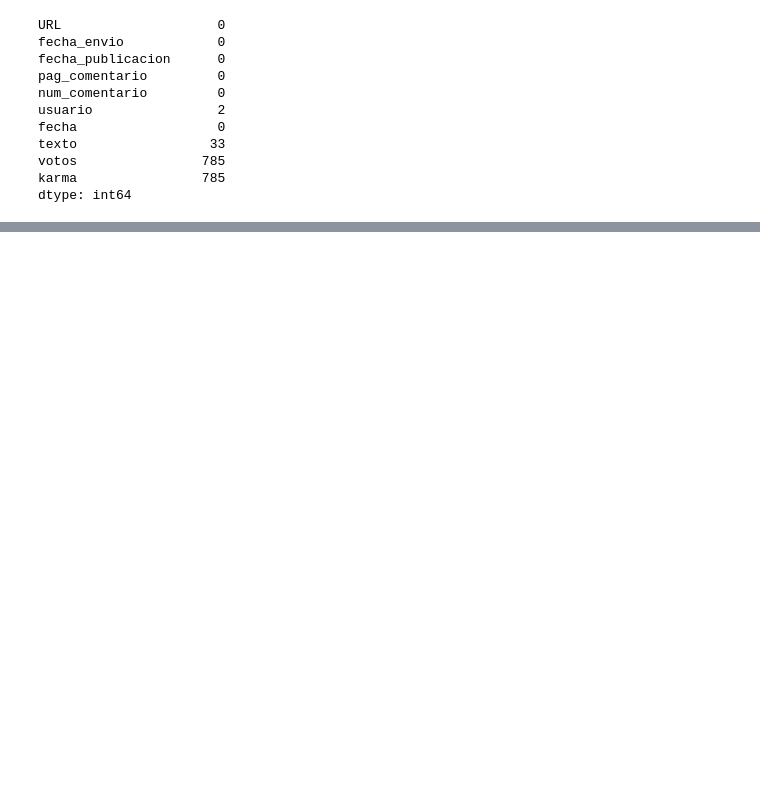
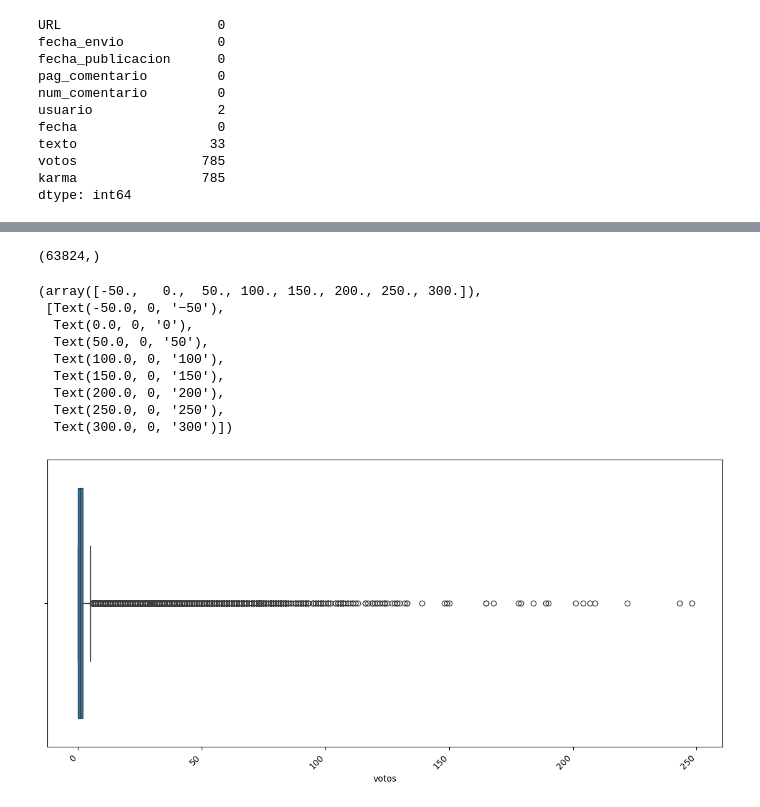
Before and after one commit to RoomProyectos/Proyecto-2-ML, a Jupyter notebook: EDA_Prediccion_Comentarios.ipynb, the cells around one changed output, grey strips where cells are left out. Cells and saved outputs as stored; diff of their text form; code cells hidden in the pictures; blank space fills up the shorter version.

```diff
--- a/EDA_Prediccion_Comentarios.ipynb
+++ b/EDA_Prediccion_Comentarios.ipynb
@@ -42,3 +75,5 @@ texto                 33
 votos                785
 karma                785
 dtype: int64
+# %%
+df_no_nan = df_completo.dropna()
@@ -44,0 +174,19 @@ dtype: int64
+# %%
+df_texto.shape
+# %% [output]
+(63824,)
+# %%
+plt.figure(figsize = (14,6))
+sns.boxplot(x=df_no_nan["votos"])
+plt.xticks(rotation=45, ha="right")
+# %% [output]
+(array([-50.,   0.,  50., 100., 150., 200., 250., 300.]),
+ [Text(-50.0, 0, '−50'),
+  Text(0.0, 0, '0'),
+  Text(50.0, 0, '50'),
+  Text(100.0, 0, '100'),
+  Text(150.0, 0, '150'),
+  Text(200.0, 0, '200'),
+  Text(250.0, 0, '250'),
+  Text(300.0, 0, '300')])
+[figure, added]
```
Also changed, not shown: parts of 13 cells of this notebook.
